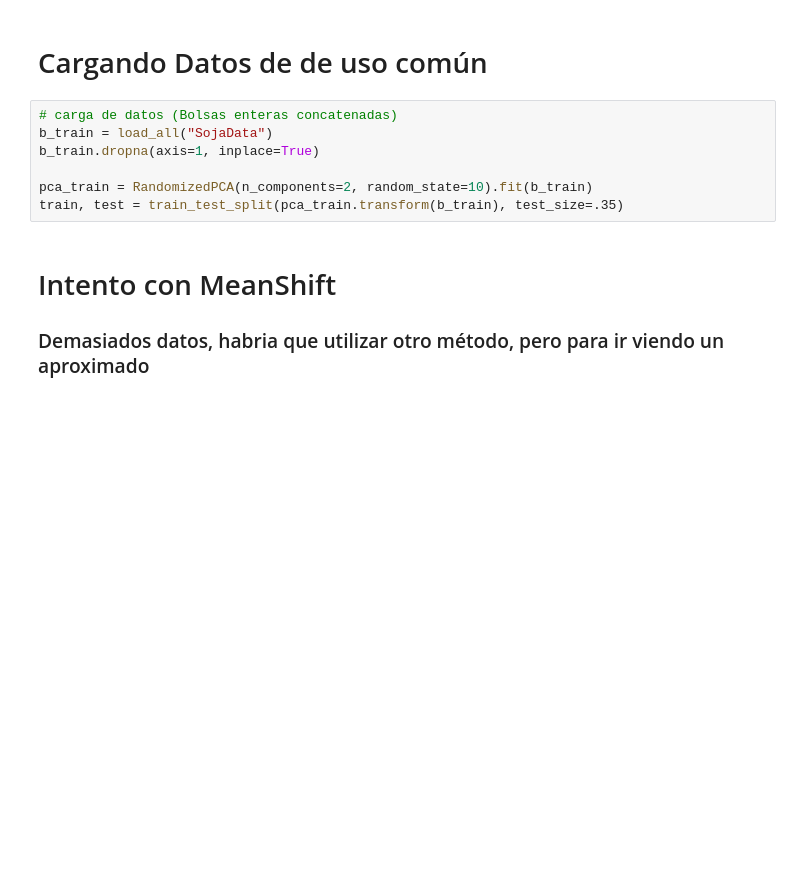
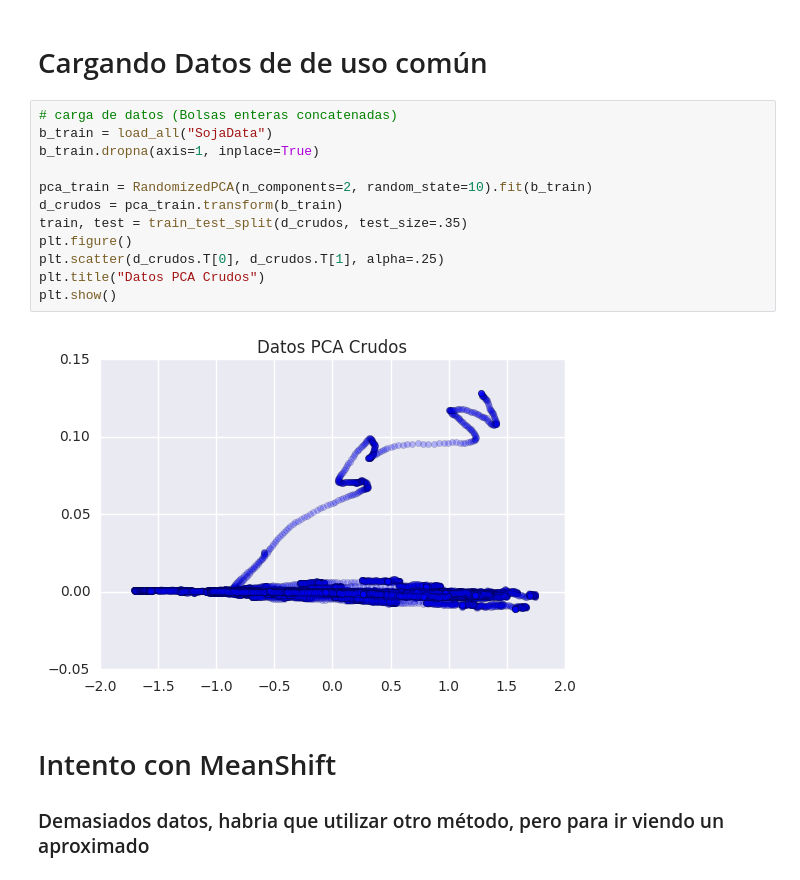
Before and after one commit to samuel1a0/prb_clustering, a Jupyter notebook: clustering.ipynb, the cells around one changed output. Drawn from its saved outputs; the diff is of its cells as text; blank space fills up the shorter version.

```diff
--- a/clustering.ipynb
+++ b/clustering.ipynb
@@ -103,10 +112,17 @@ def plot_results(results):
 # %%
 # carga de datos (Bolsas enteras concatenadas)
 b_train = load_all("SojaData")
 b_train.dropna(axis=1, inplace=True)
 
 pca_train = RandomizedPCA(n_components=2, random_state=10).fit(b_train)
-train, test = train_test_split(pca_train.transform(b_train), test_size=.35)
+d_crudos = pca_train.transform(b_train)
+train, test = train_test_split(d_crudos, test_size=.35)
+plt.figure()
+plt.scatter(d_crudos.T[0], d_crudos.T[1], alpha=.25)
+plt.title("Datos PCA Crudos")
+plt.show()
+# %% [output]
+[figure, added]
 # %% [markdown]
 # Intento con MeanShift
 ### Demasiados datos, habria que utilizar otro método, pero para ir viendo un aproximado
```
Also changed, not shown: parts of 16 cells of this notebook.
